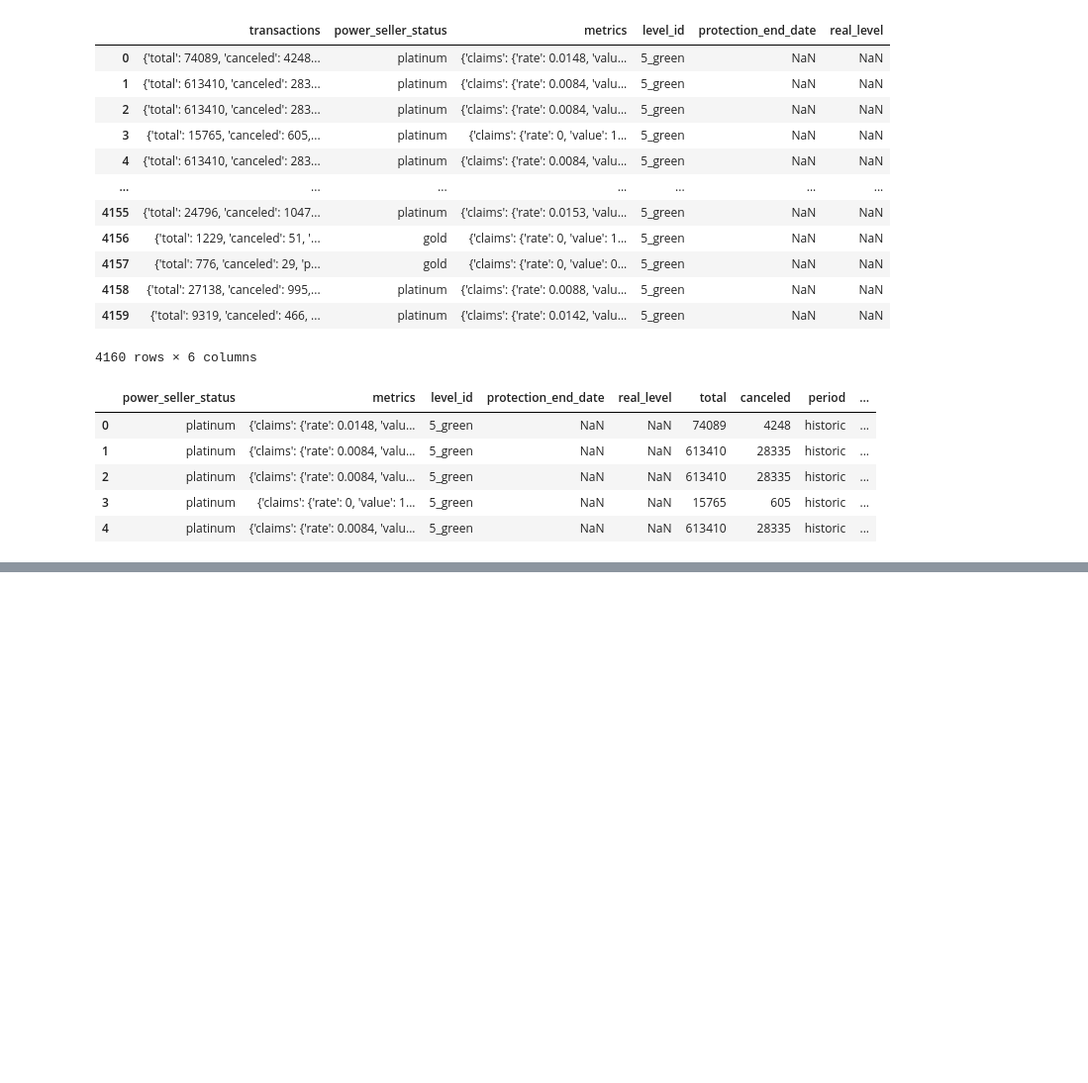
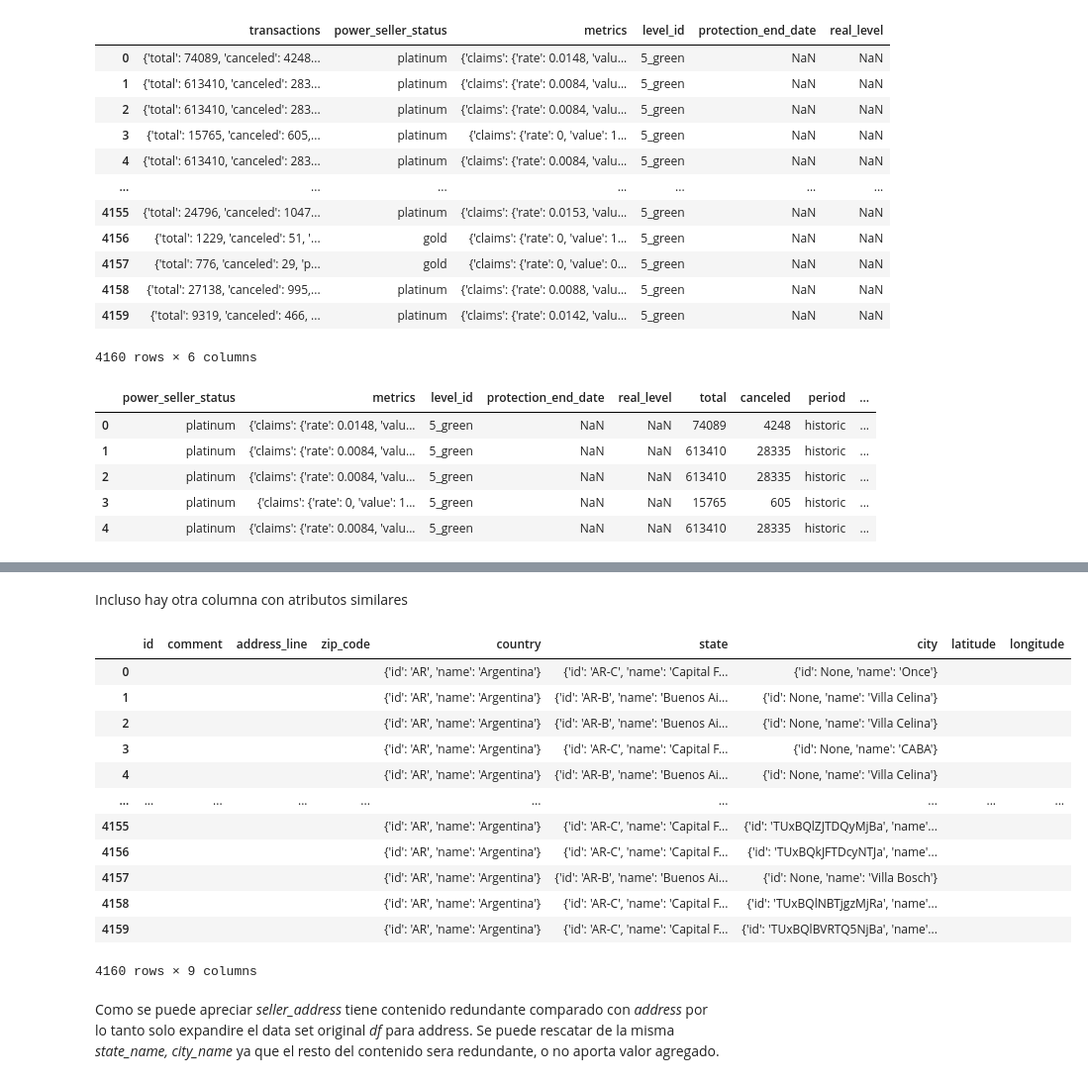
Before and after one commit to Mattzvl/EDA_API_ML, a Jupyter notebook: EDA_API_MELI.ipynb, the cells around one changed output, grey strips where cells are left out. Shown: that part at 99% size. Drawn from its saved outputs; the diff is of its cells as text; code cells hidden in the pictures; blank space fills up the shorter version.

```diff
--- a/EDA_API_MELI.ipynb
+++ b/EDA_API_MELI.ipynb
@@ -655,0 +739,21 @@ df2
+# %% [markdown]
+Incluso hay otra columna con atributos similares
+# %%
+extrac_new_DF_from_colum(df, 'seller_address', 1)
+# %% [output]
+|  | id | comment | address_line | zip_code | country | state | city | latitude | longitude |
+| 0 |  |  |  |  | {'id': 'AR', 'name': 'Argentina'} | {'id': 'AR-C', 'name': 'Capital F... | {'id': None, 'name': 'Once'} |  |  |
+| 1 |  |  |  |  | {'id': 'AR', 'name': 'Argentina'} | {'id': 'AR-B', 'name': 'Buenos Ai... | {'id': None, 'name': 'Villa Celina'} |  |  |
+| 2 |  |  |  |  | {'id': 'AR', 'name': 'Argentina'} | {'id': 'AR-B', 'name': 'Buenos Ai... | {'id': None, 'name': 'Villa Celina'} |  |  |
+| 3 |  |  |  |  | {'id': 'AR', 'name': 'Argentina'} | {'id': 'AR-C', 'name': 'Capital F... | {'id': None, 'name': 'CABA'} |  |  |
+| 4 |  |  |  |  | {'id': 'AR', 'name': 'Argentina'} | {'id': 'AR-B', 'name': 'Buenos Ai... | {'id': None, 'name': 'Villa Celina'} |  |  |
+| ... | ... | ... | ... | ... | ... | ... | ... | ... | ... |
+| 4155 |  |  |  |  | {'id': 'AR', 'name': 'Argentina'} | {'id': 'AR-C', 'name': 'Capital F... | {'id': 'TUxBQlZJTDQyMjBa', 'name'... |  |  |
+| 4156 |  |  |  |  | {'id': 'AR', 'name': 'Argentina'} | {'id': 'AR-C', 'name': 'Capital F... | {'id': 'TUxBQkJFTDcyNTJa', 'name'... |  |  |
+| 4157 |  |  |  |  | {'id': 'AR', 'name': 'Argentina'} | {'id': 'AR-B', 'name': 'Buenos Ai... | {'id': None, 'name': 'Villa Bosch'} |  |  |
+| 4158 |  |  |  |  | {'id': 'AR', 'name': 'Argentina'} | {'id': 'AR-C', 'name': 'Capital F... | {'id': 'TUxBQlNBTjgzMjRa', 'name'... |  |  |
+| 4159 |  |  |  |  | {'id': 'AR', 'name': 'Argentina'} | {'id': 'AR-C', 'name': 'Capital F... | {'id': 'TUxBQlBVRTQ5NjBa', 'name'... |  |  |
+4160 rows × 9 columns
+# %% [markdown]
+Como se puede apreciar *seller_address* tiene contenido redundante comparado con *address* por lo tanto solo expandire el data set original *df* para address.
+Se puede rescatar de la misma *state_name, city_name* ya que el resto del contenido sera redundante, o no aporta valor agregado.
```
Also changed, not shown: parts of 43 cells of this notebook.
